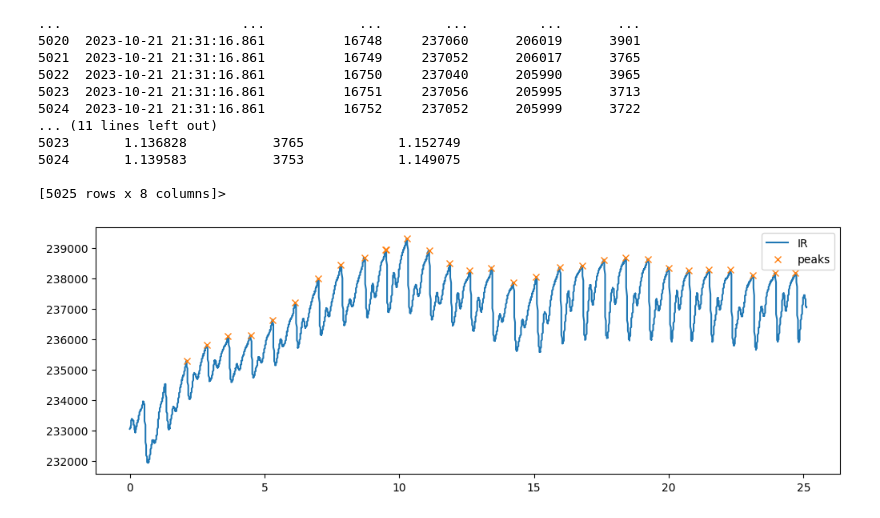
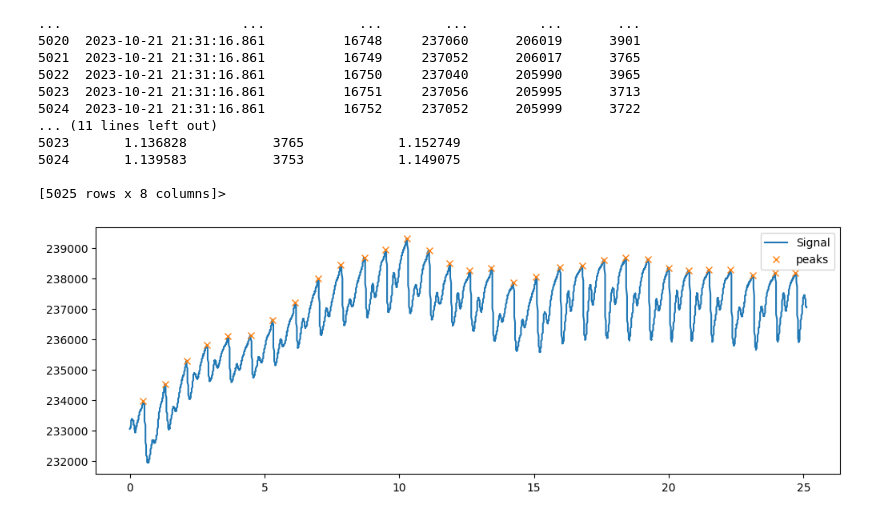
Before and after one commit to PZL2004/ECG-PPG, a Jupyter notebook: Coding/Python/data_analysis.ipynb, the cells around one changed output. Saved outputs shown, nothing was run; the diff lists cells and outputs as text; code cells hidden in the pictures.

```diff
--- a/Coding/Python/data_analysis.ipynb
+++ b/Coding/Python/data_analysis.ipynb
@@ -70,6 +44,13 @@ Filtered IR: [ 61.40362     81.02019581 100.14652834 ... 145.85984503 129.918089
 # %%
-df = pd.read_csv("C:\data\honors project ppg data\ECPPG_2023-10-21_21-29-57.csv") #Karston
-#df = pd.read_csv("C:\\Users\pazul\Documents\BMEN 207\Honors Project\Coding\data\ECPPG_2023-10-21_21-29-57.csv") #Pablo
+# CSV # 1
+#df = pd.read_csv("C:\data\honors project ppg data\ECPPG_2023-10-21_21-29-57.csv") #Karston
+df = pd.read_csv("C:\\Users\pazul\Documents\BMEN 207\Honors Project\Coding\data\ECPPG_2023-10-21_21-29-57.csv") #Pablo
+
+# CSV # 2
+#df = pd.read_csv("C:\\Users\pazul\Documents\BMEN 207\Honors Project\Coding\data\ECPPG_2023-10-21_23-45-37.csv") # Pablo
+
+# CSV # 3
+#df = pd.read_csv("C:\\Users\pazul\Documents\BMEN 207\Honors Project\Coding\data\ECPPG_2023-10-21.csv") # Pablo
 df.head
 # %% [output]
 <bound method NDFrame.head of                          Time   Sample Count   IR Count   Red Count   Raw ECG  \
@@ -91,18 +72,10 @@ df.head
 [5025 rows x 8 columns]>
 # %%
 time = np.array([convert_to_sec(x) for x in df["Time"]]) - convert_to_sec(df["Time"][0])
-time_cut = time[3000:]
 IR_Count = df[" IR Count"]
-IR_Count_cut = IR_Count[3000:]
-Red_Count = df[" Red Count"]
-
-peaks, _ = find_peaks(IR_Count, width= 20, height=235000)
-
-
-plt.figure(figsize=(12,4))
-plt.plot(time, IR_Count, label = "IR")
-plt.plot(time[peaks], IR_Count[peaks], "x", label = "peaks")
-plt.legend()
-plt.show()
+peaks = peak_finder_and_plot(IR_Count, time)
+# print(peaks)
+# widths = peak_widths(IR_Count, peaks=peaks)
+# print(widths)
 # %% [output]
-[figure, old version]
+[figure, new version]
```
Also changed, not shown: parts of 6 cells of this notebook.
